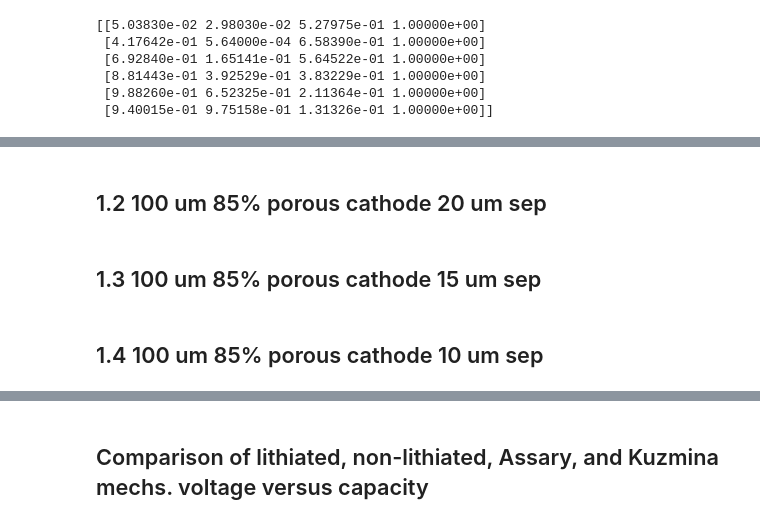
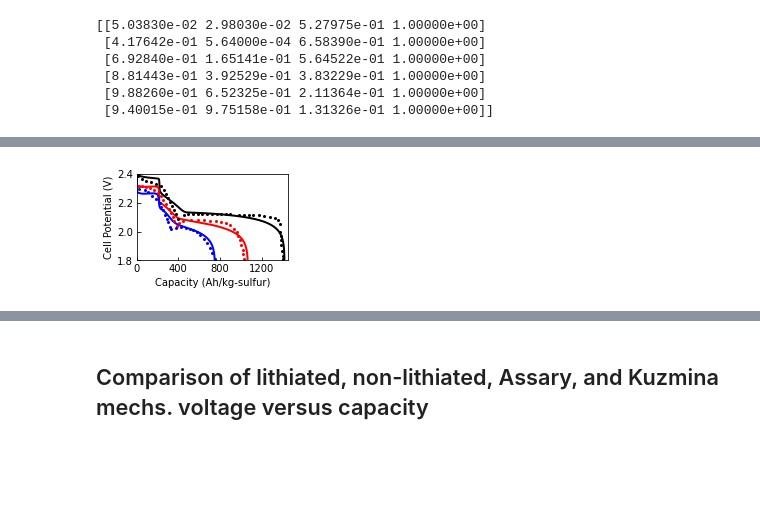
Before and after one commit to decaluwe/2020_Li_Sulfur_Modeling, a Jupyter notebook: Figures/scripts/Li_S Plotting.ipynb, the cells around one changed output, grey strips where cells are left out. Cells and saved outputs as stored; diff of their text form; code cells hidden in the pictures; blank space fills up the shorter version.

```diff
--- a/Figures/scripts/Li_S Plotting.ipynb
+++ b/Figures/scripts/Li_S Plotting.ipynb
@@ -31,7 +29,8 @@ Initialization check
 # Function definitions
 def get_file_name(find_string, dir_path, **kwargs):
     flag = kwargs.get('flag', None)
-    full_list = os.listdir(dir_path)
+    path = os.path.join('..','data',dir_path)
+    full_list = os.listdir(path)
     if flag:
         file_name = [file for file in full_list if find_string in file]
     else:
@@ -347,25 +379,35 @@ print(species_cmap)
 # %%
 os.chdir(owd)
-os.chdir('Figures/voltage/Lithiated/100 um 85% porosity 25 um sep')
-for i in np.arange(0, len(keys), 1):
-    fig = plt.figure(1)
-    ax = fig.add_axes([0.2, 0.2, 0.6, 0.75])
-    ax.tick_params(direction='in')
-    fig.set_size_inches((6., 4.))
+# os.chdir('Figures/voltage/Andrei validation')
+fig = plt.figure(1)
+ax = fig.add_axes([0.2, 0.2, 0.7, 0.6])
+ax.tick_params(direction='in')
+fig.set_size_inches((3., 2.))
 
-    for tick in ax.xaxis.get_major_ticks():
-        tick.label1.set_fontsize(fs)
-        tick.label1.set_fontname(font)
-    for tick in ax.yaxis.get_major_ticks():
-        tick.label1.set_fontsize(fs)
-        tick.label1.set_fontname(font)
-    print(keys[i])
-    p1, = plt.plot(Cap_Li_85pct25um[keys[i]], Vcell_Li_85pct25um[keys[i]], 'k-', linewidth=lw)
+for tick in ax.xaxis.get_major_ticks():
+    tick.label1.set_fontsize(tick_font)
+    tick.label1.set_fontname(font)
+for tick in ax.yaxis.get_major_ticks():
+    tick.label1.set_fontsize(tick_font)
+    tick.label1.set_fontname(font)
 
-    plt.xlim((0, 1500))
-    plt.ylim((1.8, 2.4))
-    if i == len(keys)-1:
-        fig.savefig('Vcell_range.png')
+
+p1, = plt.plot(Cap_cascade_85pct25um[keys_s[0]], Vcell_cascade_85pct25um[keys_s[0]], 'k-', linewidth=lw)
+p2, = plt.plot(Cap_cascade_85pct25um[keys_s[1]], Vcell_cascade_85pct25um[keys_s[1]], 'r-', linewidth=lw)
+p3, = plt.plot(Cap_cascade_85pct25um[keys_s[2]], Vcell_cascade_85pct25um[keys_s[2]], 'b-', linewidth=lw)
+
+p4, = plt.plot(exp_data_01C.iloc[:,0], exp_data_01C.iloc[:,1], 'ko', markersize=2.)
+p5, = plt.plot(exp_data_05C.iloc[:,0], exp_data_05C.iloc[:,1], 'ro', markersize=2.)
+p6, = plt.plot(exp_data_1C.iloc[:,0], exp_data_1C.iloc[:,1], 'bo', markersize=2.)
+
+plt.xlim((0, 1450))
+plt.xticks([0, 400, 800, 1200])
+plt.ylim((1.8, 2.4))
+
+plt.xlabel('Capacity (Ah/kg-sulfur)')
+plt.ylabel('Cell Potential (V)')
+fig.savefig('Figure3b_CascadeValidation.pdf',dpi=350)
+plt.show()
 os.chdir(owd)
+# %% [output]
+[figure, added]
-# %% [markdown]
-## 1.2 100 um 85% porous cathode 20 um sep
@@ -395,2 +413,0 @@ os.chdir(owd)
-# %% [markdown]
-## 1.3 100 um 85% porous cathode 15 um sep
@@ -420,2 +413,0 @@ os.chdir(owd)
-# %% [markdown]
-## 1.4 100 um 85% porous cathode 10 um sep
```
Also changed, not shown: parts of 36 cells of this notebook, 13 other files.
